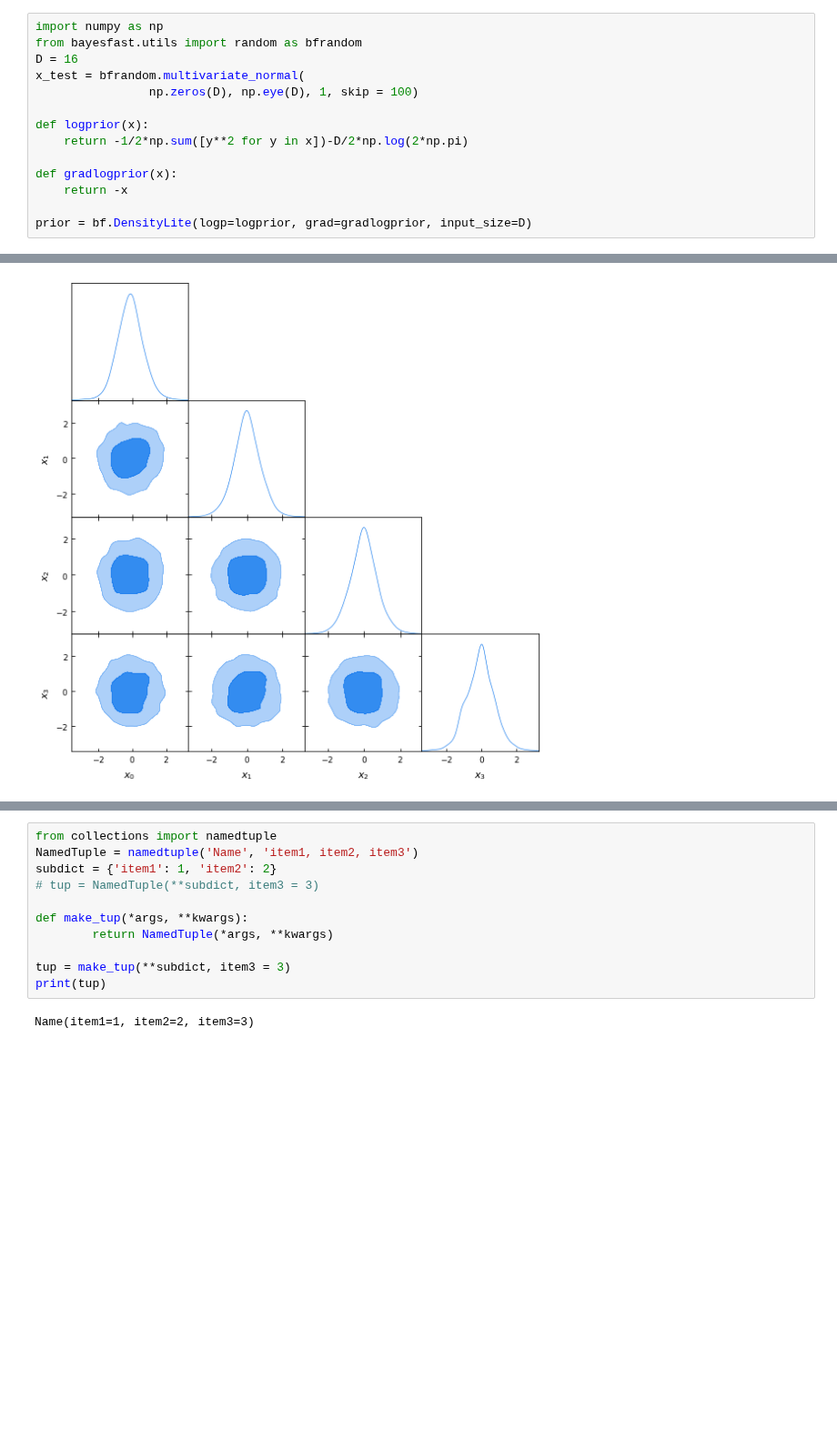
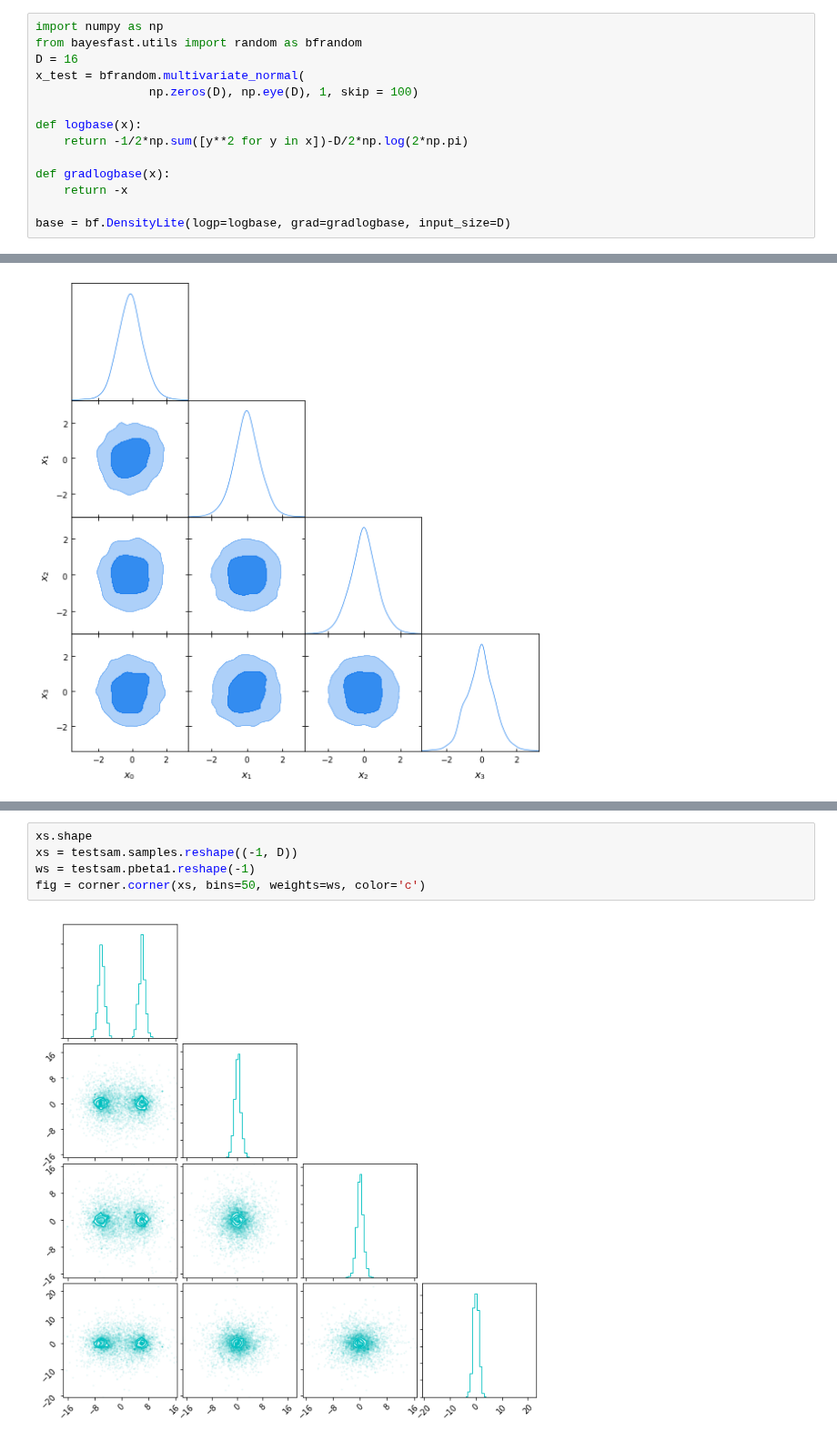
Before and after one commit to h3jia/bayesfast, a Jupyter notebook: examples/sample-2.ipynb, the cells around one changed output, grey strips where cells are left out. Shown at 91% size. Saved outputs shown, nothing was run; the diff lists cells and outputs as text; blank space fills up the shorter version.

```diff
--- a/examples/sample-2.ipynb
+++ b/examples/sample-2.ipynb
@@ -43,13 +44,13 @@ D = 16
 x_test = bfrandom.multivariate_normal(
                 np.zeros(D), np.eye(D), 1, skip = 100)
 
-def logprior(x):
+def logbase(x):
     return -1/2*np.sum([y**2 for y in x])-D/2*np.log(2*np.pi)
 
-def gradlogprior(x):
+def gradlogbase(x):
     return -x
 
-prior = bf.DensityLite(logp=logprior, grad=gradlogprior, input_size=D)
+base = bf.DensityLite(logp=logbase, grad=gradlogbase, input_size=D)
 # %%
 # from bayesfast.samplers import TTrace
 # trace = TTrace(n_iter=6000, n_warmup=1000)
@@ -398,13 +424,7 @@ Removed no burn in
-# %%
-from collections import namedtuple
-NamedTuple = namedtuple('Name', 'item1, item2, item3')
-subdict = {'item1': 1, 'item2': 2}
-# tup = NamedTuple(**subdict, item3 = 3)
-
-def make_tup(*args, **kwargs):
-        return NamedTuple(*args, **kwargs)
-
-tup = make_tup(**subdict, item3 = 3)
-print(tup)
-# %% [output]
-Name(item1=1, item2=2, item3=3)
+# %%
+xs.shape
+xs = testsam.samples.reshape((-1, D))
+ws = testsam.pbeta1.reshape(-1)
+fig = corner.corner(xs, bins=50, weights=ws, color='c')
+# %% [output]
+[figure, added]
```
Also changed, not shown: parts of 10 cells of this notebook, 3 other files.
